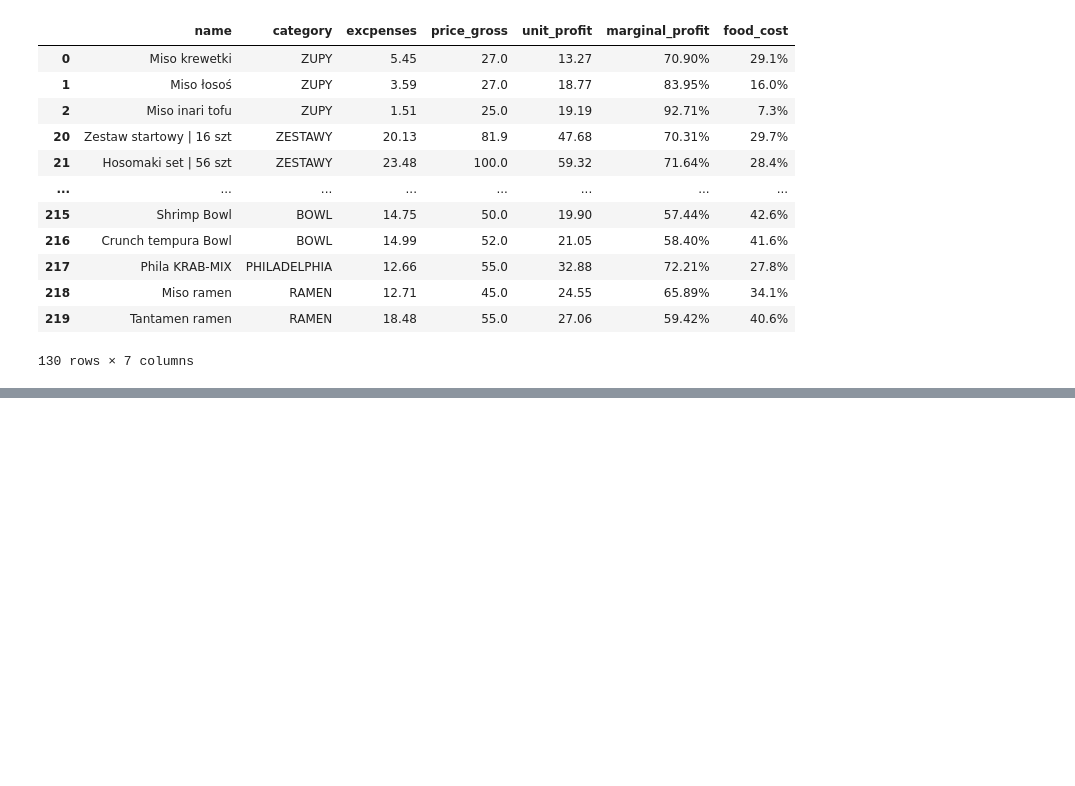
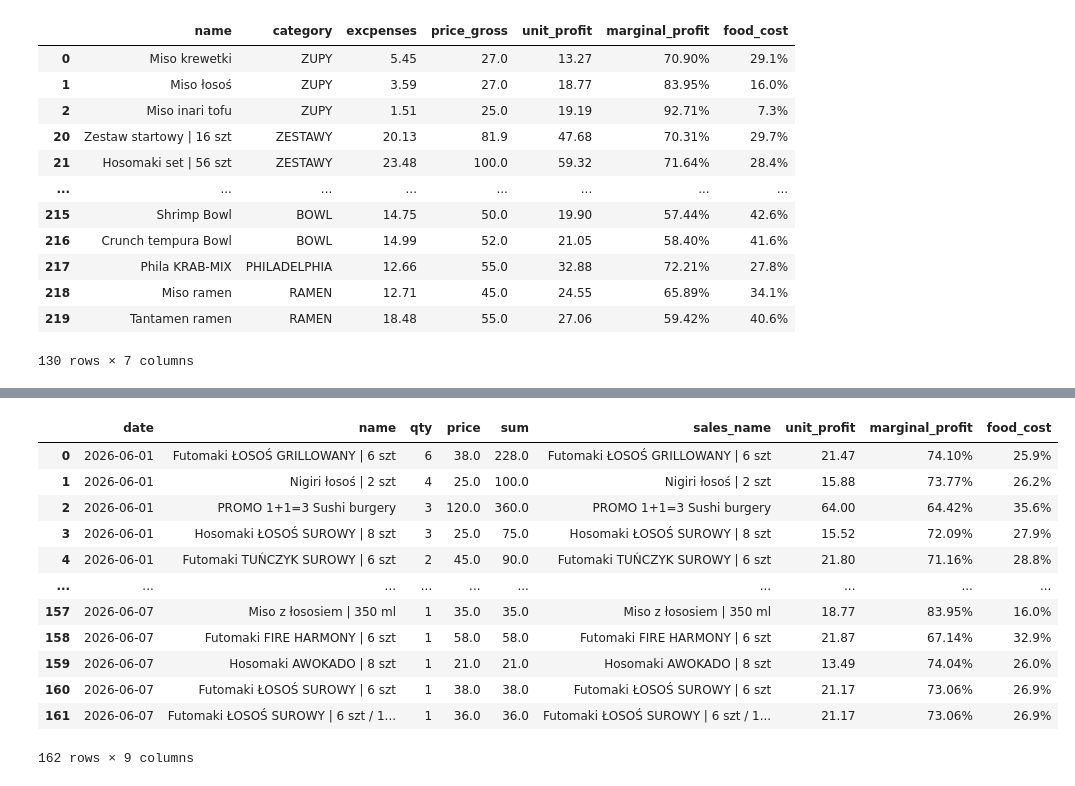
Before and after one commit to matvvey/Product-Sales-Analyzer, a Jupyter notebook: notebooks/main.ipynb, the cells around one changed output, grey strips where cells are left out. Cells and saved outputs as stored; diff of their text form; code cells hidden in the pictures; blank space fills up the shorter version.

Commit message:
Created sales_final table, wich contains detailed information about sold positions, such as margin, profit and foodcost.

```diff
--- a/notebooks/main.ipynb
+++ b/notebooks/main.ipynb
@@ -330,0 +383,2 @@ margin
+# %%
+mapping_matched = mapping[mapping['margin_name'].notna() & mapping['margin_name'].ne('')].copy()
@@ -330,0 +401,8 @@ margin
+# %%
+margin_by_sales_name = mapping_matched.merge(
+    right=margin_table.rename(columns={'name': 'margin_table_name'}),
+    left_on='margin_name',
+    right_on='margin_table_name',
+    how='left',
+    validate='many_to_one'
+)
@@ -330,0 +425,31 @@ margin
+# %%
+columns_to_add = [
+    'sales_name',
+    'unit_profit',
+    'marginal_profit',
+    'food_cost'
+]
+# %%
+sales_final = sales.merge(
+    right=margin_by_sales_name[columns_to_add],
+    left_on='name',
+    right_on='sales_name',
+    how='left',
+    validate='many_to_one'
+)
+# %%
+sales_final
+# %% [output]
+|  | date | name | qty | price | sum | sales_name | unit_profit | marginal_profit | food_cost |
+| 0 | 2026-06-01 | Futomaki ŁOSOŚ GRILLOWANY | 6 szt | 6 | 38.0 | 228.0 | Futomaki ŁOSOŚ GRILLOWANY | 6 szt | 21.47 | 74.10% | 25.9% |
+| 1 | 2026-06-01 | Nigiri łosoś | 2 szt | 4 | 25.0 | 100.0 | Nigiri łosoś | 2 szt | 15.88 | 73.77% | 26.2% |
+| 2 | 2026-06-01 | PROMO 1+1=3 Sushi burgery | 3 | 120.0 | 360.0 | PROMO 1+1=3 Sushi burgery | 64.00 | 64.42% | 35.6% |
+| 3 | 2026-06-01 | Hosomaki ŁOSOŚ SUROWY | 8 szt | 3 | 25.0 | 75.0 | Hosomaki ŁOSOŚ SUROWY | 8 szt | 15.52 | 72.09% | 27.9% |
+| 4 | 2026-06-01 | Futomaki TUŃCZYK SUROWY | 6 szt | 2 | 45.0 | 90.0 | Futomaki TUŃCZYK SUROWY | 6 szt | 21.80 | 71.16% | 28.8% |
+| ... | ... | ... | ... | ... | ... | ... | ... | ... | ... |
+| 157 | 2026-06-07 | Miso z łososiem | 350 ml | 1 | 35.0 | 35.0 | Miso z łososiem | 350 ml | 18.77 | 83.95% | 16.0% |
+| 158 | 2026-06-07 | Futomaki FIRE HARMONY | 6 szt | 1 | 58.0 | 58.0 | Futomaki FIRE HARMONY | 6 szt | 21.87 | 67.14% | 32.9% |
+| 159 | 2026-06-07 | Hosomaki AWOKADO | 8 szt | 1 | 21.0 | 21.0 | Hosomaki AWOKADO | 8 szt | 13.49 | 74.04% | 26.0% |
+| 160 | 2026-06-07 | Futomaki ŁOSOŚ SUROWY | 6 szt | 1 | 38.0 | 38.0 | Futomaki ŁOSOŚ SUROWY | 6 szt | 21.17 | 73.06% | 26.9% |
+| 161 | 2026-06-07 | Futomaki ŁOSOŚ SUROWY | 6 szt / 1... | 1 | 36.0 | 36.0 | Futomaki ŁOSOŚ SUROWY | 6 szt / 1... | 21.17 | 73.06% | 26.9% |
+162 rows × 9 columns
```
Also changed, not shown: parts of 9 cells of this notebook.
